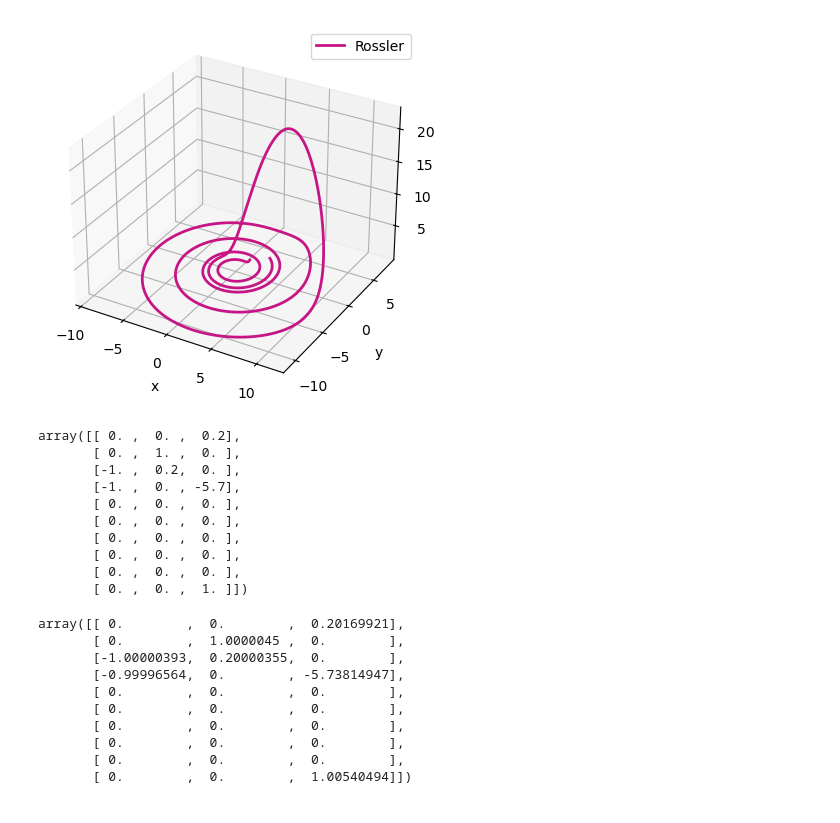
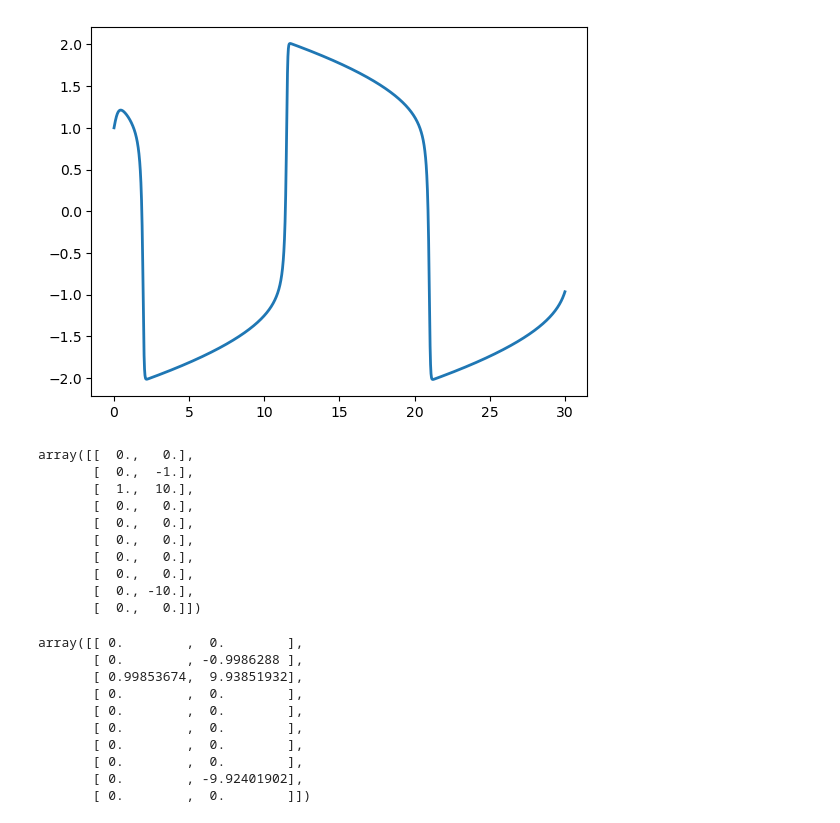
Before and after one commit to Zhiheng-Chen/FourierWeakSINDy, a Jupyter notebook: test.ipynb, the cells around one changed output. Cells and saved outputs as stored; diff of their text form; code cells hidden in the pictures.

Commit message:
Add VDP and LV systems

```diff
--- a/test.ipynb
+++ b/test.ipynb
@@ -412,72 +430,62 @@ def errorEval(w_true,w_ident):
 # %%
-# ---simulate Rossler system---
-a = 0.2
-b = 0.2
-c = 5.7
+# ---simulate VDP---
+mu = 10
 
-w_true = np.zeros((10,3))
-w_true[2,0] = -1
-w_true[3,0] = -1
-w_true[1,1] = 1
-w_true[2,1] = a
-w_true[0,2] = b
-w_true[3,2] = -c
-w_true[9,2] = 1
+w_true = np.zeros((10,2))
+w_true[2,0] = 1
+w_true[1,1] = -1
+w_true[2,1] = mu
+w_true[8,1] = -mu
 
-X0 = np.array([1,1,1])
+X0 = np.array([1,1])
 t_sim = 30
 t_span = [0,t_sim]
-t_out,X_out,XD_out = simulateRosslerSystem(X0,t_sim,10000,a,b,c)
+t_out,X_out,XD_out = simulateVDP(X0,t_sim,100,mu)
 x = X_out[:,0]
 y = X_out[:,1]
-z = X_out[:,2]
 
 fig = plt.figure()
-ax = fig.add_subplot(111, projection='3d')
 
-ax.plot(x, y, z, label='Rossler', color='mediumvioletred', linewidth=2)
-ax.set_xlabel('x')
-ax.set_ylabel('y')
-ax.set_zlabel('z')
-ax.legend()
+
+plt.plot(t_out,x,linewidth=2)
 
 plt.show()
 # %% [output]
-[figure, old version]
+[figure, new version]
 # %%
 w_true
 # %% [output]
-array([[ 0. ,  0. ,  0.2],
-       [ 0. ,  1. ,  0. ],
-       [-1. ,  0.2,  0. ],
-       [-1. ,  0. , -5.7],
-       [ 0. ,  0. ,  0. ],
-       [ 0. ,  0. ,  0. ],
-       [ 0. ,  0. ,  0. ],
-       [ 0. ,  0. ,  0. ],
-       [ 0. ,  0. ,  0. ],
-       [ 0. ,  0. ,  1. ]])
+array([[  0.,   0.],
+       [  0.,  -1.],
+       [  1.,  10.],
+       [  0.,   0.],
+       [  0.,   0.],
+       [  0.,   0.],
+       [  0.,   0.],
+       [  0.,   0.],
+       [  0., -10.],
+       [  0.,   0.]])
 # %%
 params_regression = dict()
 params_regression["method"] = "ridge"
-params_regression["lambda_sparse"] = 0.01
+params_regression["lambda_sparse"] = 0.5
 params_regression["lambda_ridge"] = 0.001
 params_regression["N_loops"] = 100
 
-w_ident = SINDy_Lorenz(t_out,X_out,params_regression)
+w_ident = SINDy_VDP(t_out,X_out,params_regression)
 
 w_ident
 # %% [output]
-array([[ 0.        ,  0.        ,  0.20169921],
-       [ 0.        ,  1.0000045 ,  0.        ],
-       [-1.00000393,  0.20000355,  0.        ],
-       [-0.99996564,  0.        , -5.73814947],
-       [ 0.        ,  0.        ,  0.        ],
-       [ 0.        ,  0.        ,  0.        ],
-       [ 0.        ,  0.        ,  0.        ],
-       [ 0.        ,  0.        ,  0.        ],
-       [ 0.        ,  0.        ,  0.        ],
-       [ 0.        ,  0.        ,  1.00540494]])
+array([[ 0.        ,  0.        ],
+       [ 0.        , -0.9986288 ],
+       [ 0.99853674,  9.93851932],
+       [ 0.        ,  0.        ],
+       [ 0.        ,  0.        ],
+       [ 0.        ,  0.        ],
+       [ 0.        ,  0.        ],
+       [ 0.        ,  0.        ],
+       [ 0.        , -9.92401902],
+       [ 0.        ,  0.        ]])
 # %%
 params_regression = dict()
 params_regression["method"] = "ridge"
```
Also changed, not shown: parts of 6 cells of this notebook, 11 other files.
